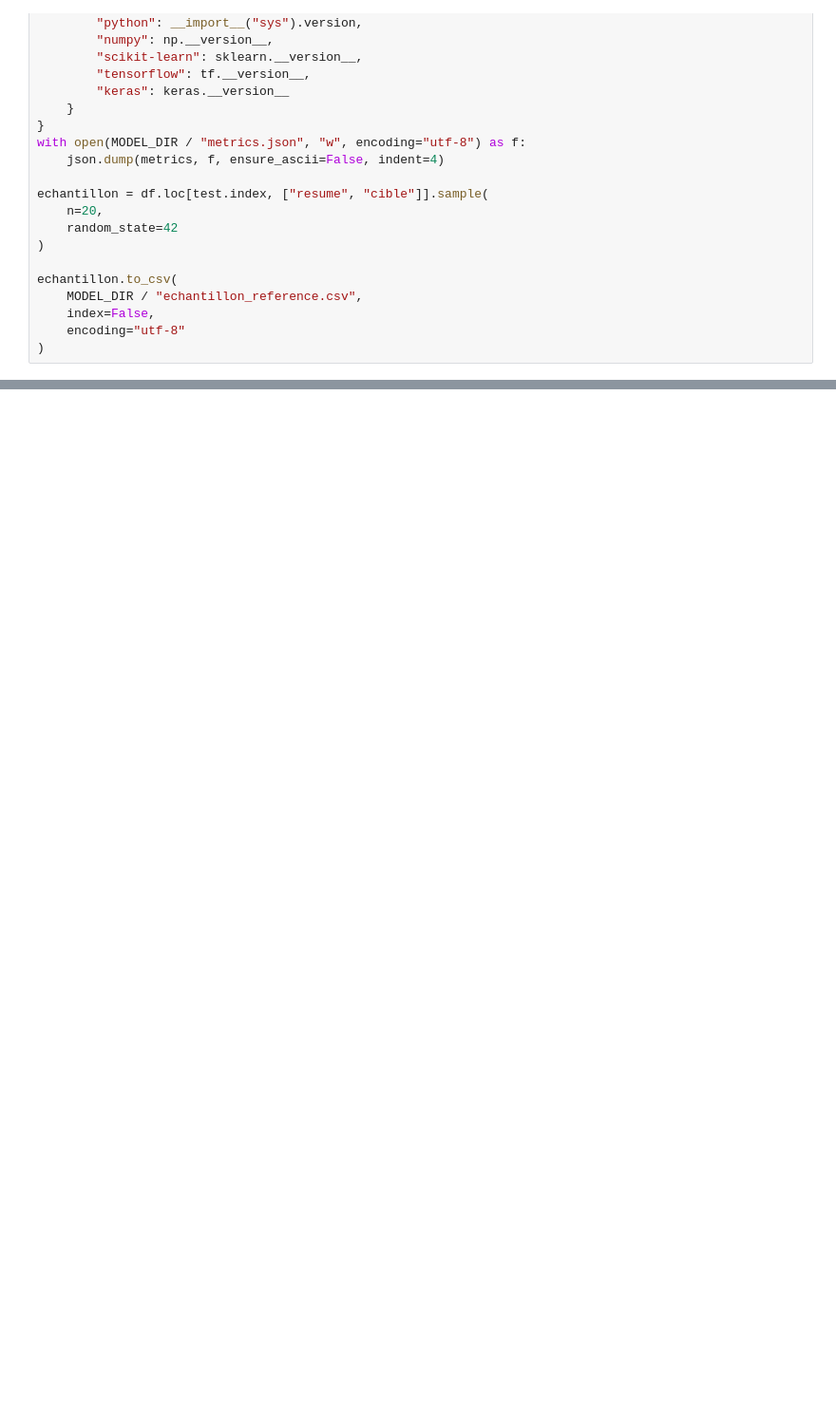
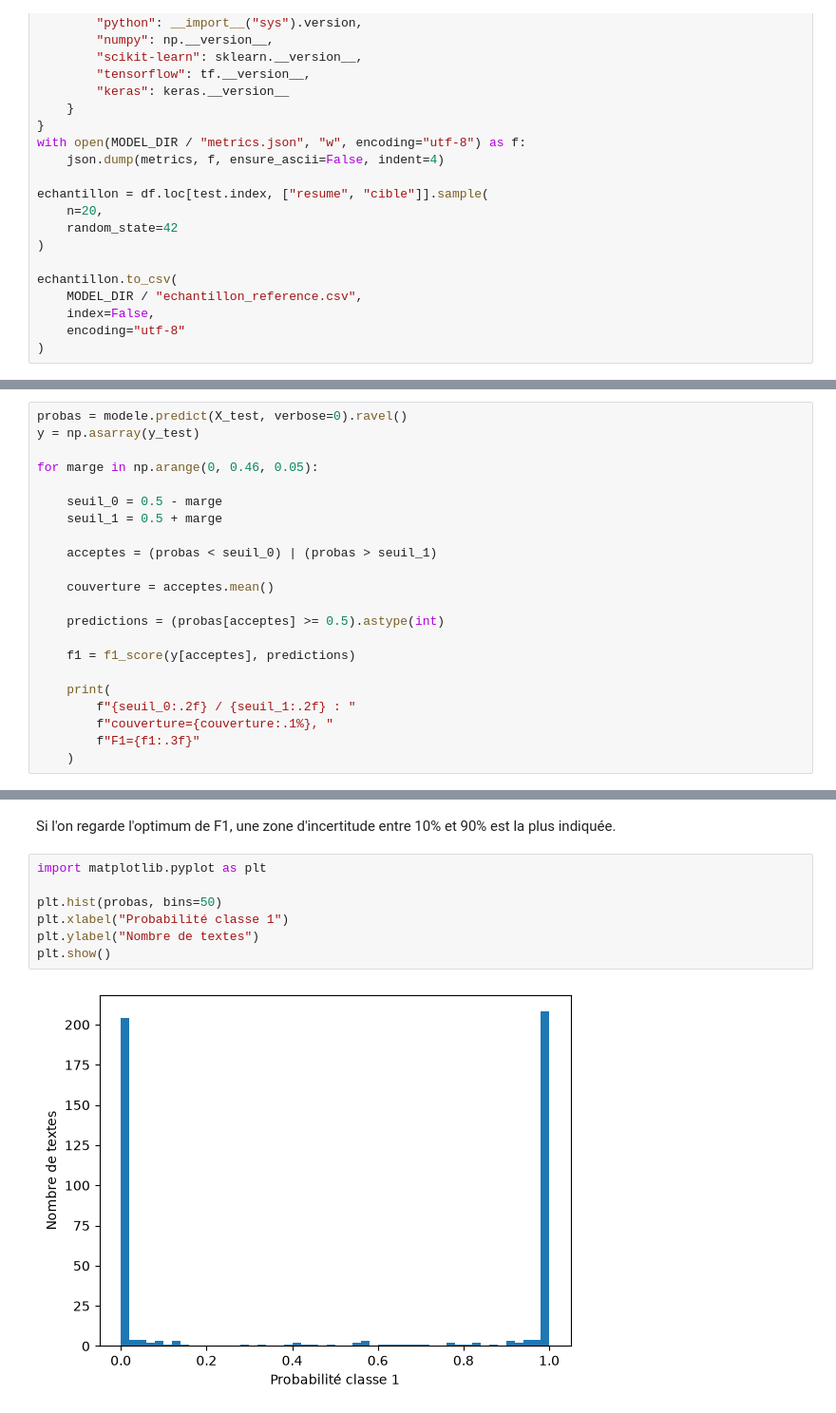
Before and after one commit to FredericPerret/Exercices, a Jupyter notebook: CreationOptimMiseEnProdIA/modele.ipynb, the cells around one changed output, grey strips where cells are left out. Shown at 95% size. Saved outputs shown, nothing was run; the diff lists cells and outputs as text; blank space fills up the shorter version.

Commit message:
zone d'incertitude

```diff
--- a/CreationOptimMiseEnProdIA/modele.ipynb
+++ b/CreationOptimMiseEnProdIA/modele.ipynb
@@ -300,0 +305,22 @@ echantillon.to_csv(
+# %%
+probas = modele.predict(X_test, verbose=0).ravel()
+y = np.asarray(y_test)
+
+for marge in np.arange(0, 0.46, 0.05):
+
+    seuil_0 = 0.5 - marge
+    seuil_1 = 0.5 + marge
+
+    acceptes = (probas < seuil_0) | (probas > seuil_1)
+
+    couverture = acceptes.mean()
+
+    predictions = (probas[acceptes] >= 0.5).astype(int)
+
+    f1 = f1_score(y[acceptes], predictions)
+
+    print(
+        f"{seuil_0:.2f} / {seuil_1:.2f} : "
+        f"couverture={couverture:.1%}, "
+        f"F1={f1:.3f}"
+    )
@@ -300,0 +338,11 @@ echantillon.to_csv(
+# %% [markdown]
+Si l'on regarde l'optimum de F1, une zone d'incertitude entre 10% et 90% est la plus indiquée.
+# %%
+import matplotlib.pyplot as plt
+
+plt.hist(probas, bins=50)
+plt.xlabel("Probabilité classe 1")
+plt.ylabel("Nombre de textes")
+plt.show()
+# %% [output]
+[figure, added]
```
Also changed, not shown: parts of 6 cells of this notebook, 2 other files.
